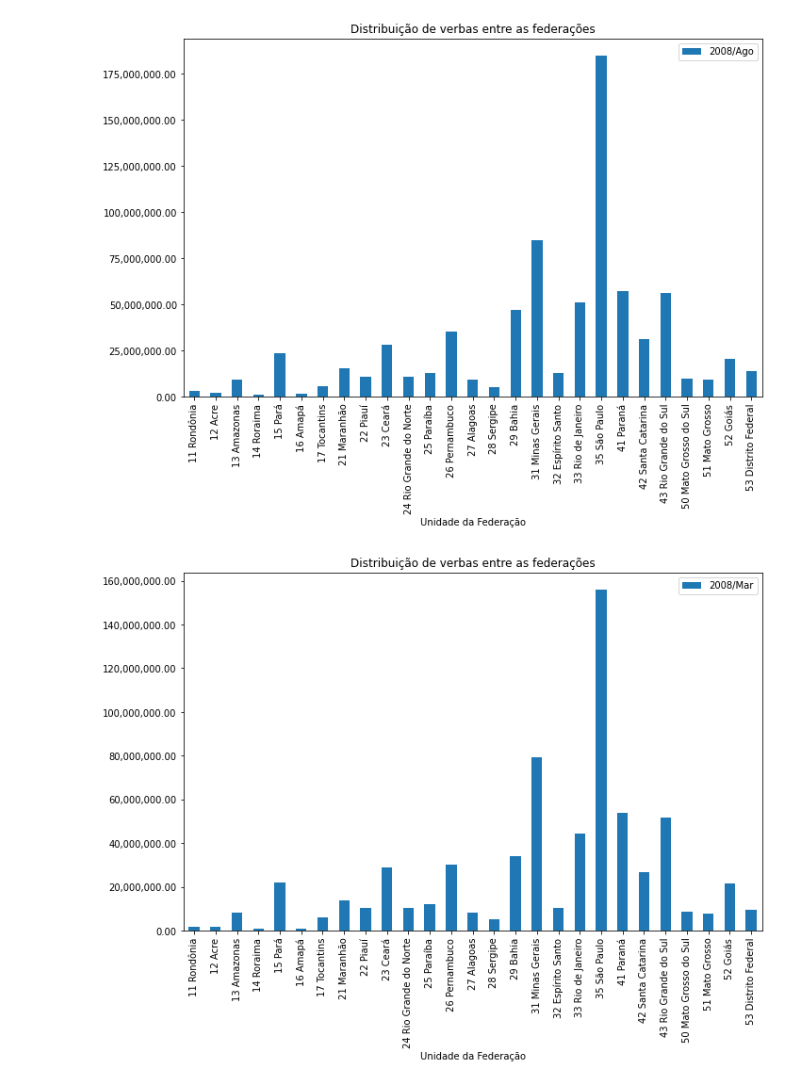
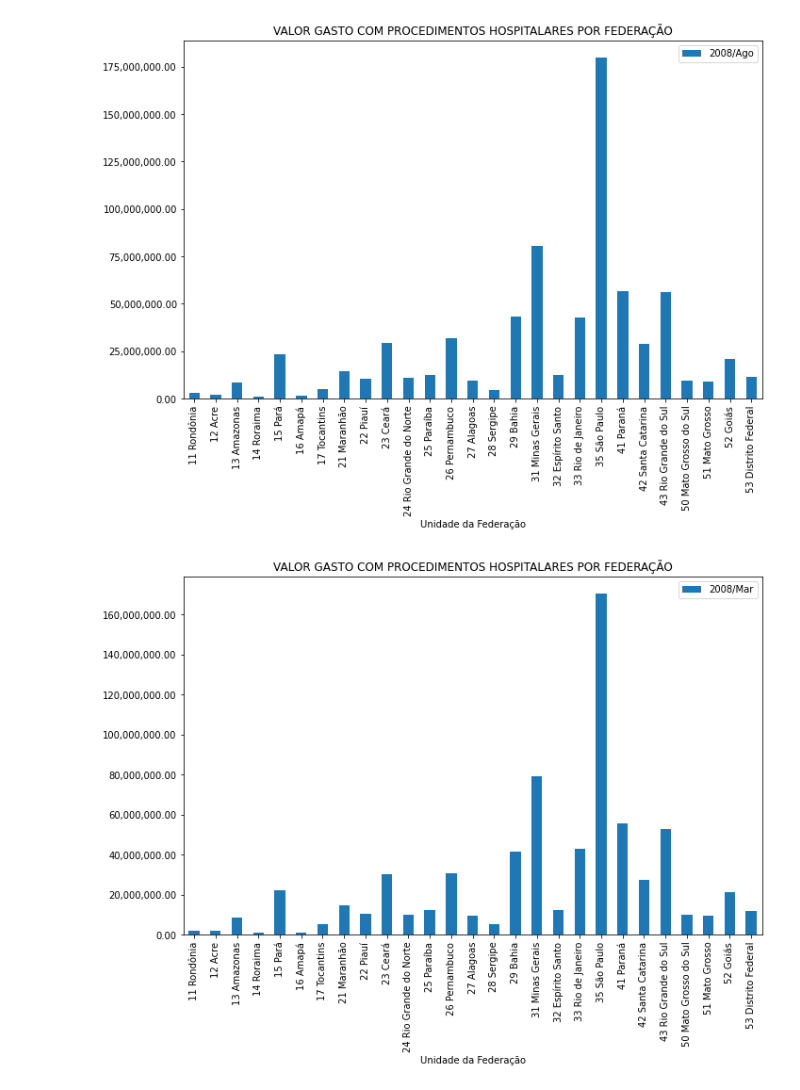
Before and after one commit to Decapamplona/bootcampalura, a Jupyter notebook: camp1.ipynb, the cells around one changed output. Cells and saved outputs as stored; diff of their text form; code cells hidden in the pictures.

```diff
--- a/camp1.ipynb
+++ b/camp1.ipynb
@@ -3,6 +3,6 @@
 # %%
 import pandas as pd
 import matplotlib.pyplot as plt
-dados = pd.read_csv("/content/A234037189_28_143_208.csv", encoding= 'Iso-8859-1',skiprows = 3, sep=";", skipfooter= 12, thousands='.', decimal=',')
+dados = pd.read_csv("/content/A013314189_28_143_208.csv", encoding= 'Iso-8859-1',skiprows = 3, sep=";", skipfooter= 12, thousands='.', decimal=',')
 dados
 # %% [output]
@@ -112,19 +112,19 @@ dados.plot()
 # %%
 ax = dados.plot(x='Unidade da Federação', y='2008/Ago', kind='bar', figsize=(11,7))
 import matplotlib.ticker as ticker
-plt.title('Distribuição de verbas entre as federações')
+plt.title('VALOR GASTO COM PROCEDIMENTOS HOSPITALARES POR FEDERAÇÃO')
 ax.yaxis.set_major_formatter(ticker.StrMethodFormatter("{x:,.2f}"))
 plt.show()
 # %% [output]
-[figure, old version]
+[figure, new version]
 # %%
 ax = dados.plot(x='Unidade da Federação', y='2008/Mar', kind='bar', figsize=(11,7))
 import matplotlib.ticker as ticker
-plt.title('Distribuição de verbas entre as federações')
+plt.title('VALOR GASTO COM PROCEDIMENTOS HOSPITALARES POR FEDERAÇÃO')
 ax.yaxis.set_major_formatter(ticker.StrMethodFormatter("{x:,.2f}"))
 plt.show()
 # %% [output]
-[figure, old version]
+[figure, new version]
 # %%
 ax = dados.plot(x='Unidade da Federação', y='2008/Nov', kind='bar', figsize=(11,7))
 import matplotlib.ticker as ticker
```
Also changed, not shown: parts of 27 cells of this notebook.
